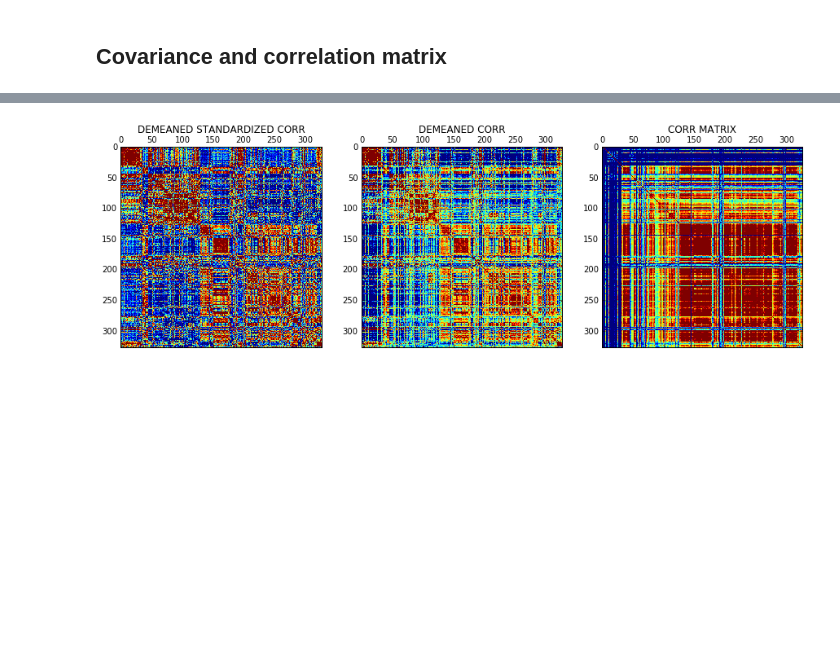
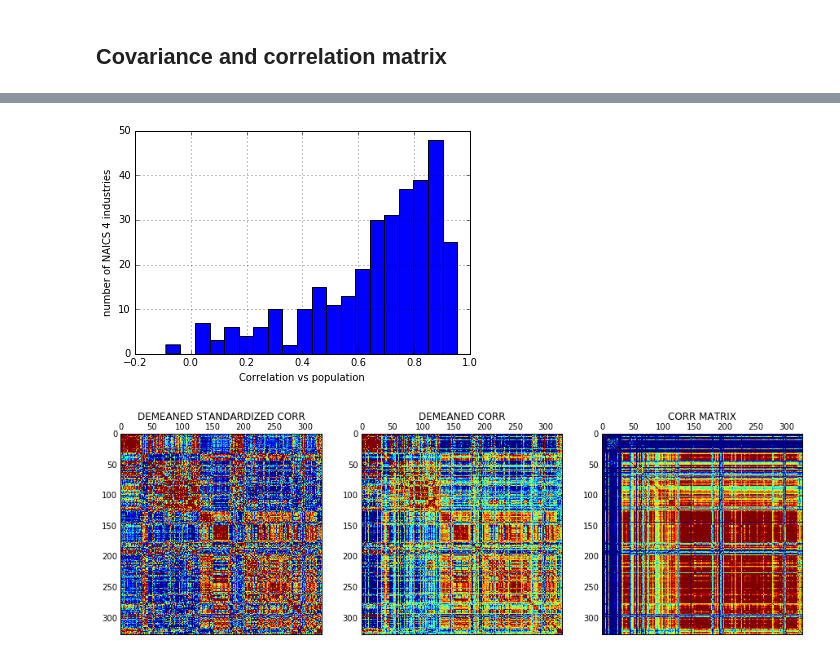
Before and after one commit to matuteiglesias/spatial-coexistence-metrics, a Jupyter notebook: USA industries.ipynb, the cells around one changed output, grey strips where cells are left out. Cells and saved outputs as stored; diff of their text form; code cells hidden in the pictures; blank space fills up the shorter version.

```diff
--- a/USA industries.ipynb
+++ b/USA industries.ipynb
@@ -108,0 +111,36 @@ def stand(Z):
+# %%
+pd.options.display.max_rows = 2990
+
+indu_titles = pd.read_csv('./../growth-lab-diversity/data/sources/industry_titles.csv')
+indu_titles['digits'] = indu_titles.industry_code.astype(str).str.len()
+# path
+
+naics4 = indu_titles.loc[indu_titles.digits == 4]
+naics4['id2'] = naics4['industry_code'].str[:2]
+naics2 = indu_titles.loc[indu_titles.digits == 2]
+
+###### FIX MANY CODE ONE LABEL SITUATION
+# NAICS 31-33 Manufacturing
+# NAICS 44-45 Retail trade
+# NAICS 48-49 Transportation and warehousing
+
+patch = indu_titles.loc[indu_titles.industry_code.str.contains('-')].reset_index(drop = True)
+
+p1 = pd.concat([patch.iloc[[0]]]*3)
+p2 = pd.concat([patch.iloc[[1]]]*2)
+p3 = pd.concat([patch.iloc[[2]]]*2)
+
+patch = pd.concat([p1, p2, p3])
+patch['industry_code'] = ['31', '32', '33', '44', '45', '48', '49']
+
+naics2 = pd.concat([naics2, patch])
+###
+
+
+
+naics = naics4.merge(naics2, left_on = 'id2', right_on = 'industry_code')
+
+# pop_corr_naics = stand(demean(cor_mat))[['POPESTIMATE2010']].reset_index().merge(naics[['industry_code_x', 'id2', 'industry_title_y']], left_on = 'index', right_on = 'industry_code_x')
+pop_corr_naics = cor_mat[['POPESTIMATE2010']].reset_index().merge(naics[['industry_code_x', 'id2', 'industry_title_y']], left_on = 'index', right_on = 'industry_code_x')
+pop_corr_naics.columns = ['NAICS ID4', 'corr_population', 'NAICS ID4', 'NAICS ID2', 'NAICS label2']
+pop_corr_naics = pop_corr_naics.T.drop_duplicates().T
@@ -109,3 +170,11 @@ def stand(Z):
+# %%
+import seaborn as sns
+pop_corr_naics['corr_population'].hist(bins = 20)
+plt.xlabel('Correlation vs population')
+plt.ylabel('number of NAICS 4 industries')
+plt.show()
+# %% [output]
+[figure, added]
 # %%
 fig, axs = plt.subplots(1, 3, figsize = (15, 5.5))
 
```
Also changed, not shown: parts of 5 cells of this notebook.
